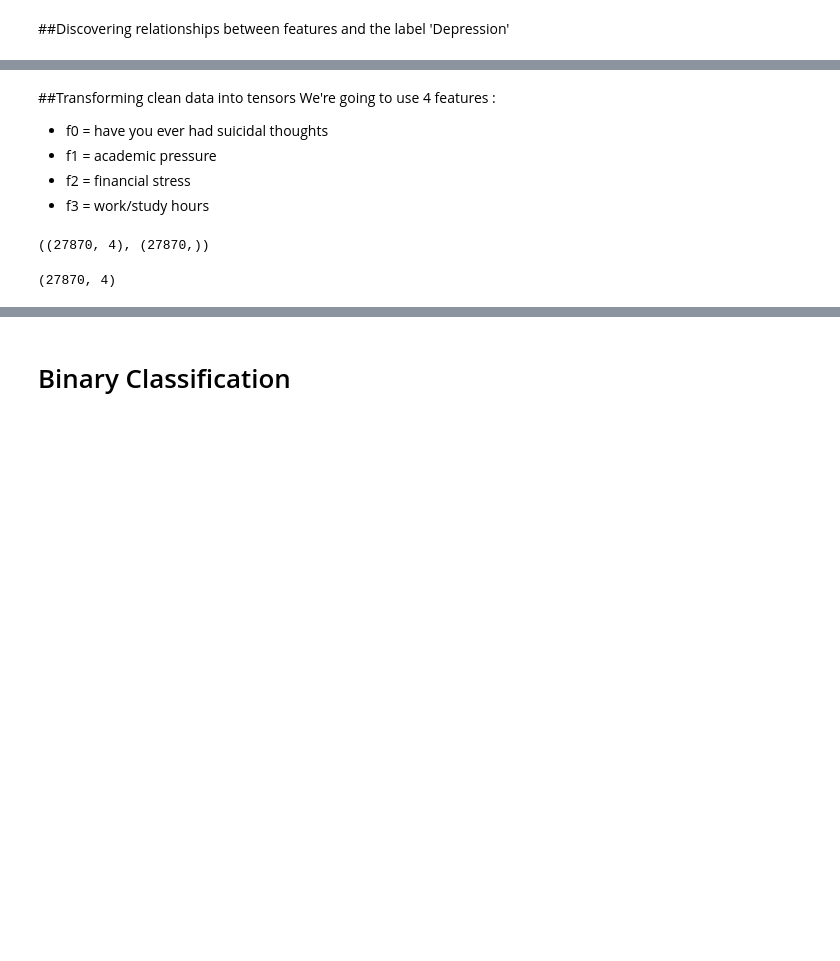
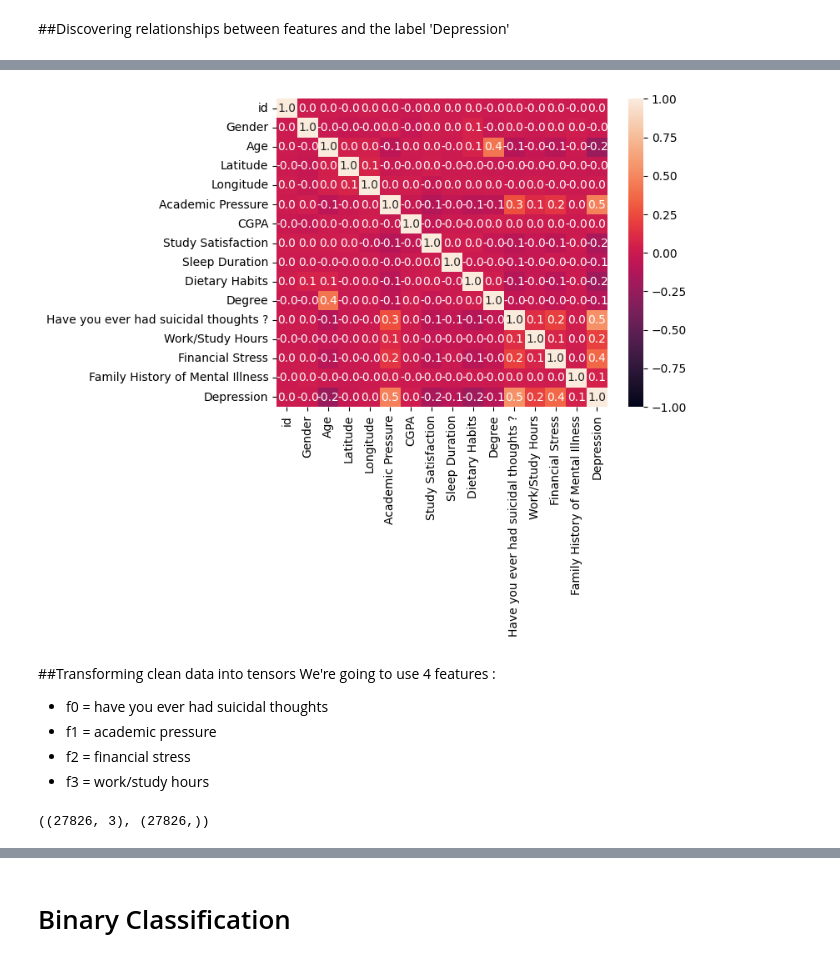
Before and after one commit to MiiN1136/Depression-Classification-Model, a Jupyter notebook: Depression_classification_v1.ipynb, the cells around one changed output, grey strips where cells are left out. Drawn from its saved outputs; the diff is of its cells as text; code cells hidden in the pictures; blank space fills up the shorter version.

```diff
--- a/Depression_classification_v1.ipynb
+++ b/Depression_classification_v1.ipynb
@@ -448,3 +514,8 @@ data.corr()
+# %%
+sns.heatmap(data=data.corr('pearson'), vmin=-1.0, vmax=1.0, fmt=".1f", annot=True)
+plt.show()
+# %% [output]
+[figure, added]
 # %% [markdown]
 ##Transforming clean data into tensors
 We're going to use 4 features :
@@ -457,17 +528,14 @@ We're going to use 4 features :
 device = 'cuda' if torch.cuda.is_available() else 'cpu'
 device = torch.device(device)
 # %%
-x_df = data.iloc[:, [11, 5, 13, 12]]
+x_df = data.loc[:, ['Have you ever had suicidal thoughts ?', 'Academic Pressure', 'Financial Stress']]
 y_df = data.iloc[:, 15]
 x_df.shape, y_df.shape
 # %% [output]
-((27870, 4), (27870,))
+((27826, 3), (27826,))
 # %%
 x_np = np.array(x_df, dtype=np.float32)
 y_np = np.array(y_df, dtype=np.float32)
-x_np.shape
-# %% [output]
-(27870, 4)
 # %%
 X = torch.from_numpy(x_np)
 y = torch.from_numpy(y_np)
```
Also changed, not shown: parts of 78 cells of this notebook.
